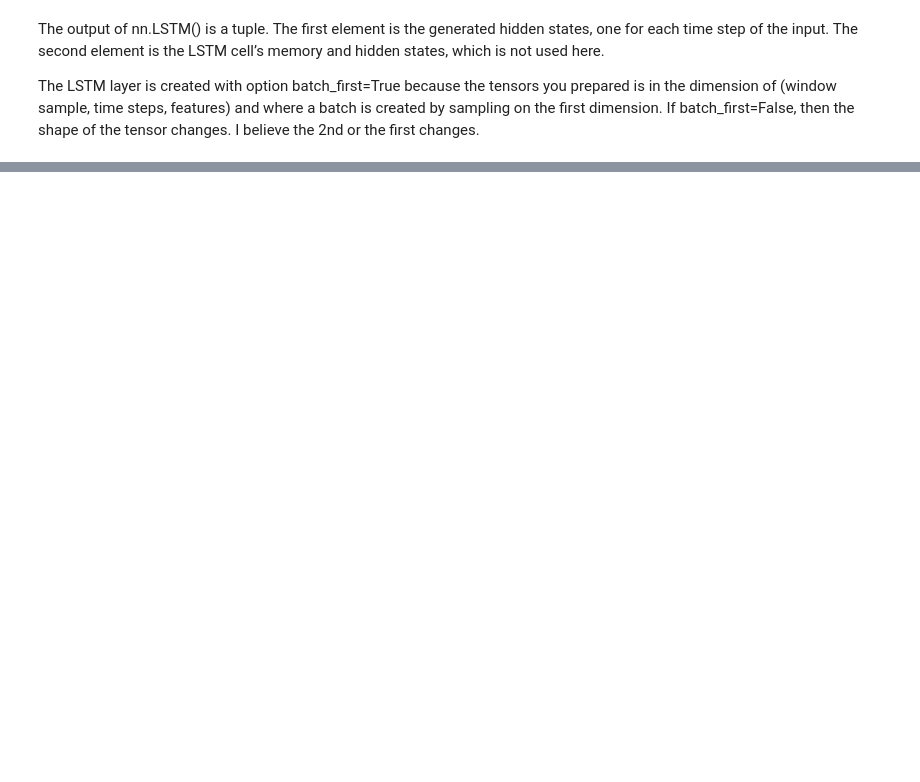
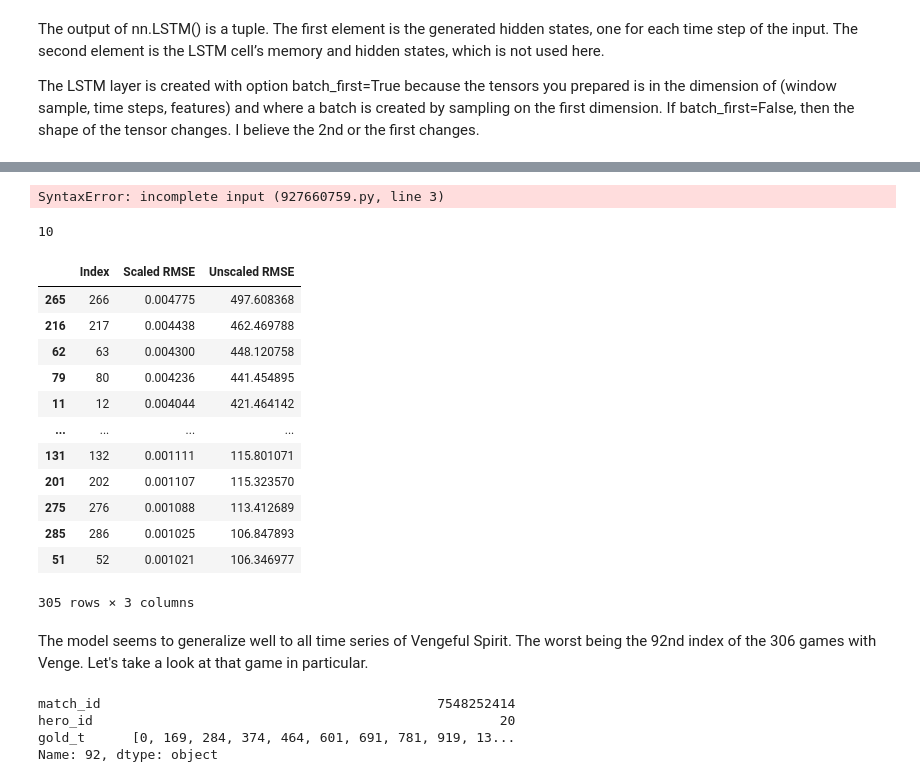
Before and after one commit to d-ev-craig/DATA698, a Jupyter notebook: Code/lstm_example.ipynb, the cells around one changed output, grey strips where cells are left out. Saved outputs shown, nothing was run; the diff lists cells and outputs as text; code cells hidden in the pictures; blank space fills up the shorter version.

```diff
--- a/Code/lstm_example.ipynb
+++ b/Code/lstm_example.ipynb
@@ -218,0 +420,14 @@ plt.show()
+# %%
+def generalize_metrics(df, max_scale_value, min_scale_value):
+# %% [output]
+SyntaxError: incomplete input (927660759.py, line 3)
+# %%
+print(lookback)
+
+print(X_train_scaled.shape, y_train_scaled.shape)
+print(X_test_scaled.shape, y_test_scaled.shape)
+
+print(X_train_dota.shape, y_train_dota.shape)
+print(X_test_dota.shape, y_test_dota.shape)
+# %% [output]
+10
@@ -218,0 +480,27 @@ plt.show()
+# %%
+rmse_df
+# %% [output]
+|  | Index | Scaled RMSE | Unscaled RMSE |
+| 265 | 266 | 0.004775 | 497.608368 |
+| 216 | 217 | 0.004438 | 462.469788 |
+| 62 | 63 | 0.004300 | 448.120758 |
+| 79 | 80 | 0.004236 | 441.454895 |
+| 11 | 12 | 0.004044 | 421.464142 |
+| ... | ... | ... | ... |
+| 131 | 132 | 0.001111 | 115.801071 |
+| 201 | 202 | 0.001107 | 115.323570 |
+| 275 | 276 | 0.001088 | 113.412689 |
+| 285 | 286 | 0.001025 | 106.847893 |
+| 51 | 52 | 0.001021 | 106.346977 |
+305 rows × 3 columns
+# %% [markdown]
+The model seems to generalize well to all time series of Vengeful Spirit. The worst being the 92nd index of the 306 games with Venge. Let's take a look at that game in particular.
+# %%
+df_no_zeros = df.drop(zero_length_indices)
+df_20_match = df_no_zeros[df_no_zeros['hero_id'] == 20].reset_index(drop= True)
+df_20_match.iloc[92]
+# %% [output]
+match_id                                           7548252414
+hero_id                                                    20
+gold_t      [0, 169, 284, 374, 464, 601, 691, 781, 919, 13...
+Name: 92, dtype: object
```
Also changed, not shown: parts of 41 cells of this notebook, 11 other files.
